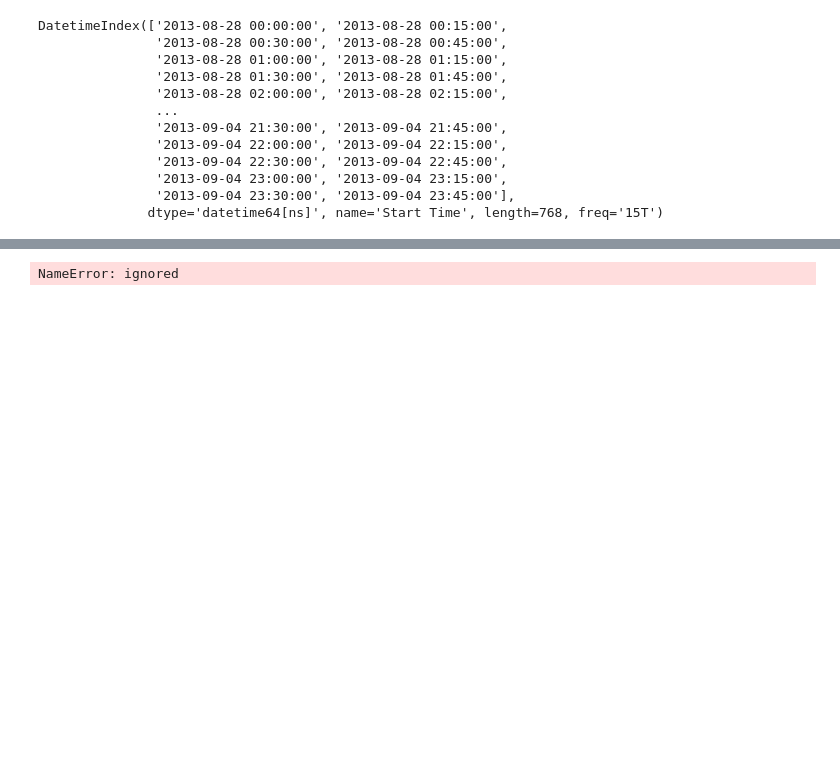
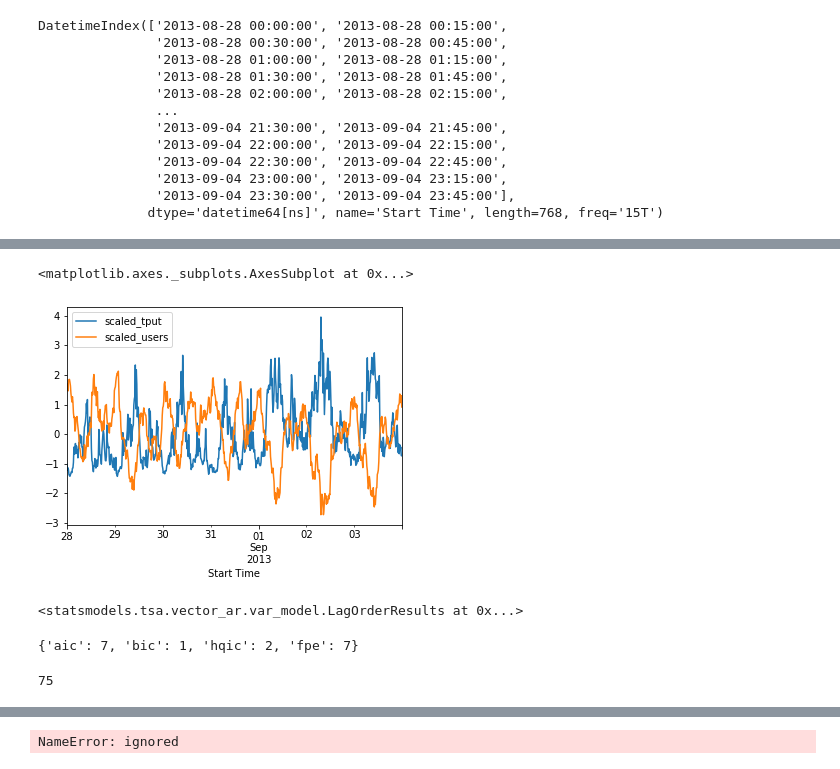
Before and after one commit to athalji/Timeseries_Forecasting_AWS, a Jupyter notebook: Vector_Autoregression_VARMA_methods.ipynb, the cells around one changed output, grey strips where cells are left out. Drawn from its saved outputs; the diff is of its cells as text; code cells hidden in the pictures; blank space fills up the shorter version.

```diff
--- a/Vector_Autoregression_VARMA_methods.ipynb
+++ b/Vector_Autoregression_VARMA_methods.ipynb
@@ -53,0 +121,18 @@ DatetimeIndex(['2013-08-28 00:00:00', '2013-08-28 00:15:00',
+# %%
+Samtest=96
+train=df_varma.iloc[:-Samtest]
+test=df_varma.iloc[-Samtest:]
+
+
+train_idx=df_filter.index <= train.index[-1]
+test_idx=df_filter.index > train.index[-1]
+# %%
+scalert = StandardScaler()
+# transform data
+train['scaled_tput'] = scalert.fit_transform(train[['DL user tput']])
+test['scaled_tput'] = scalert.transform(test[['DL user tput']])
+
+scaleru = StandardScaler()
+# transform data
+train['scaled_users'] = scaleru.fit_transform(train[['L.Traffic.User.Avg (None)']])
+test['scaled_users'] = scaleru.transform(test[['L.Traffic.User.Avg (None)']])
@@ -53,0 +145,7 @@ DatetimeIndex(['2013-08-28 00:00:00', '2013-08-28 00:15:00',
+# %%
+cols=['scaled_tput','scaled_users']
+
+train[cols].plot()
+# %% [output]
+<matplotlib.axes._subplots.AxesSubplot at 0x...>
+[figure, added]
@@ -53,0 +154,9 @@ DatetimeIndex(['2013-08-28 00:00:00', '2013-08-28 00:15:00',
+# %%
+lag_order_results=model.select_order(maxlags=100)
+lag_order_results
+# %% [output]
+<statsmodels.tsa.vector_ar.var_model.LagOrderResults at 0x...>
+# %%
+lag_order_results.selected_orders
+# %% [output]
+{'aic': 7, 'bic': 1, 'hqic': 2, 'fpe': 7}
@@ -53,0 +174,4 @@ DatetimeIndex(['2013-08-28 00:00:00', '2013-08-28 00:15:00',
+# %%
+lag_order
+# %% [output]
+75
```
Also changed, not shown: parts of 35 cells of this notebook, 3 other files.
